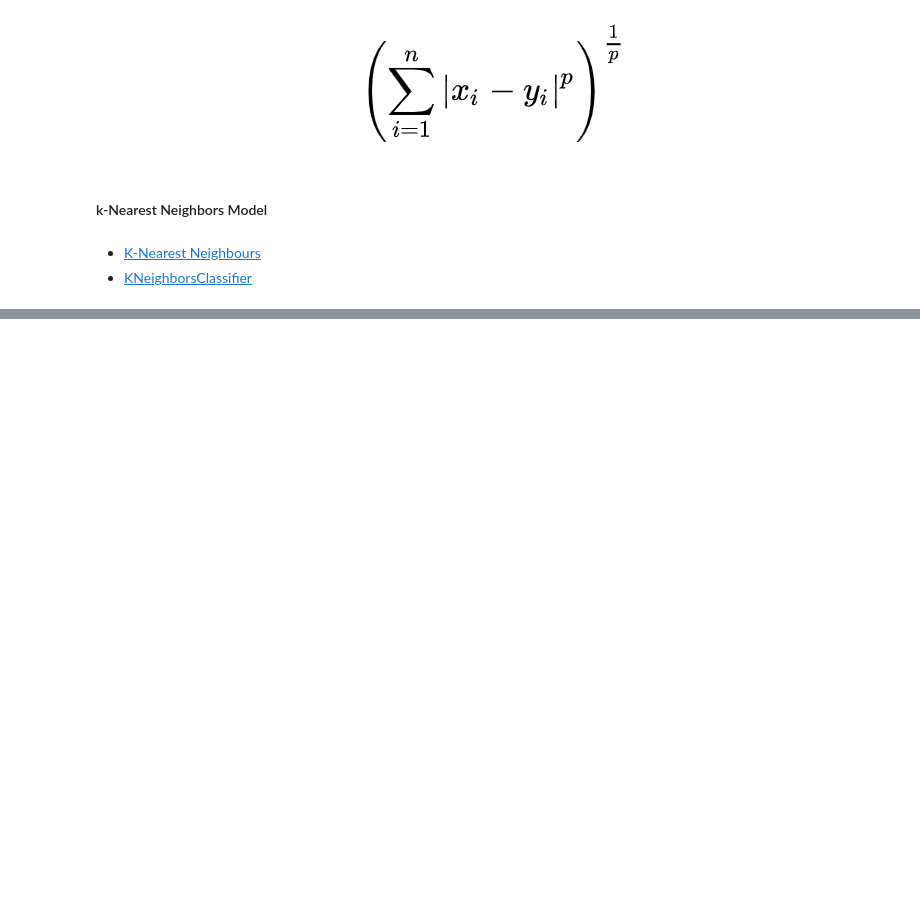
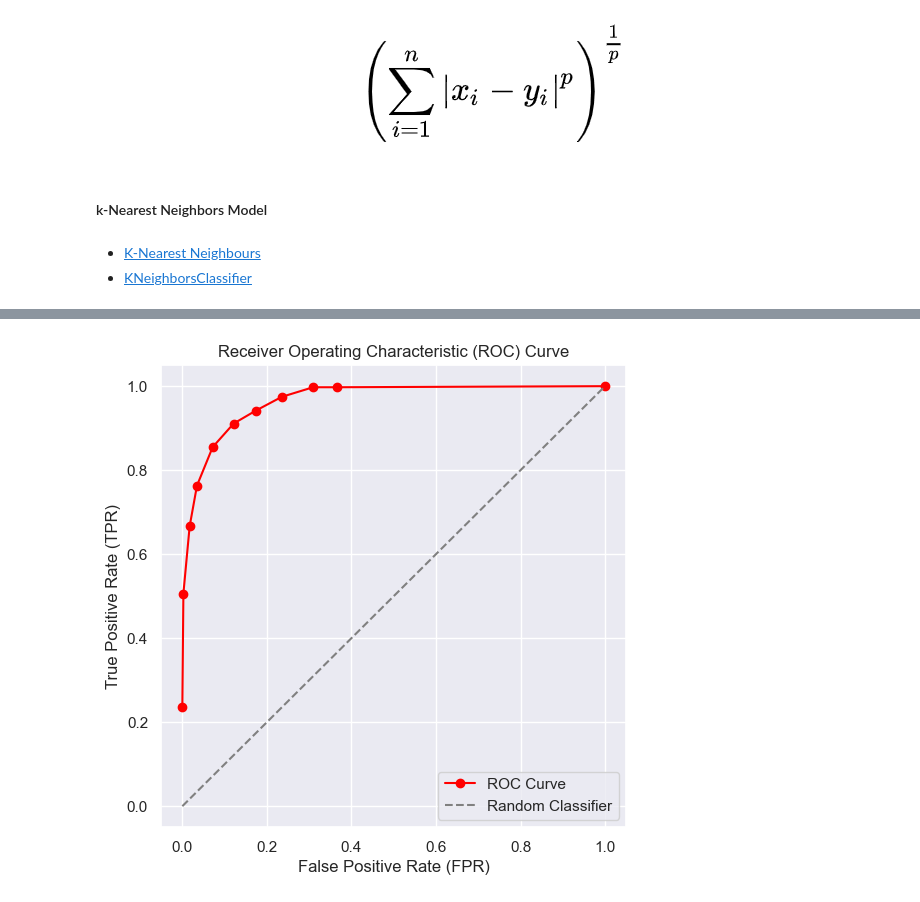
Before and after one commit to ICAI-IMAT-ML/p2-2-JorgeGonzalezzz, a Jupyter notebook: notebook/Lab_2_2_kNN.ipynb, the cells around one changed output, grey strips where cells are left out. Cells and saved outputs as stored; diff of their text form; code cells hidden in the pictures; blank space fills up the shorter version.

```diff
--- a/notebook/Lab_2_2_kNN.ipynb
+++ b/notebook/Lab_2_2_kNN.ipynb
@@ -83,2 +109,4 @@ probability_histograms = plot_probability_histograms(y_train.values, probs[:,1],
 # %%
-roc_curve = plot_roc_curve(y_train.values, probs[:,1], 'YES')
+roc_curve = plot_roc_curve(y_train.values, probs[:,1], 1)
+# %% [output]
+[figure, added]
```
Also changed, not shown: parts of 9 cells of this notebook, 3 other files.
